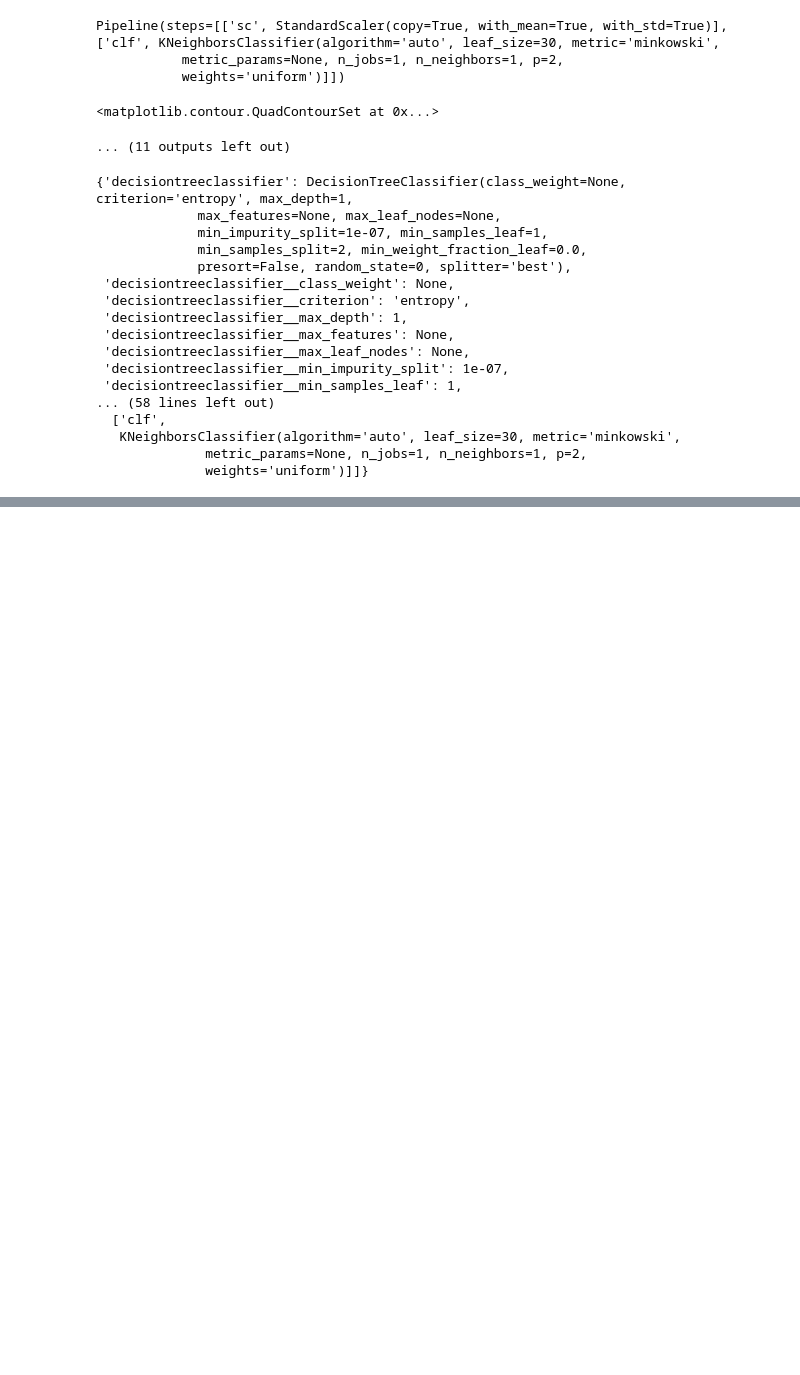
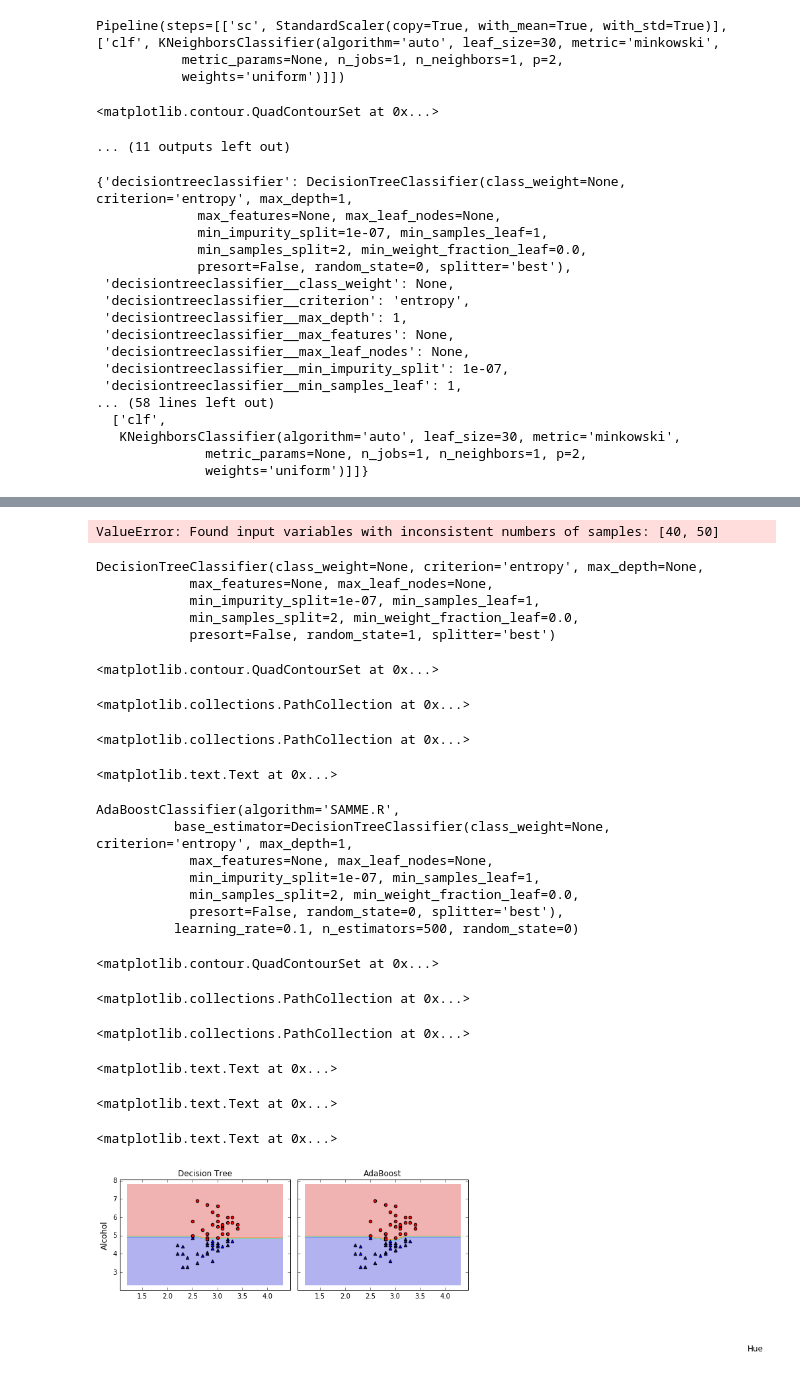
Before and after one commit to bhajar/Python_Learning_code, a Jupyter notebook: Python_Machine_Learning/7 - Combining Different models for ensemble learning.ipynb, the cells around one changed output, grey strips where cells are left out. Cells and saved outputs as stored; diff of their text form; code cells hidden in the pictures; blank space fills up the shorter version.

```diff
--- a/Python_Machine_Learning/7 - Combining Different models for ensemble learning.ipynb
+++ b/Python_Machine_Learning/7 - Combining Different models for ensemble learning.ipynb
@@ -512,0 +521,80 @@ ValueError: Found input variables with inconsistent numbers of samples: [48, 50]
+# %%
+tree = tree.fit(X_train, y_train)
+y_train_pred = tree.predict(X_train)
+y_test_pred = tree.predict(X_test)
+
+tree_train = accuracy_score(y_train, y_train_pred)
+tree_test = accuracy_score(y_test, y_test_pred)
+print('Decision tree train/test accuracies %.3f/%.3f'
+      % (tree_train, tree_test))
+
+ada = ada.fit(X_train, y_train)
+y_train_pred = ada.predict(X_train)
+y_test_pred = ada.predict(X_test)
+
+ada_train = accuracy_score(y_train, y_train_pred)
+ada_test = accuracy_score(y_test, y_test_pred)
+print('AdaBoost train/test accuracies %.3f/%.3f'
+      % (ada_train, ada_test))
+# %% [output]
+ValueError: Found input variables with inconsistent numbers of samples: [40, 50]
+# %%
+x_min, x_max = X_train[:, 0].min() - 1, X_train[:, 0].max() + 1
+y_min, y_max = X_train[:, 1].min() - 1, X_train[:, 1].max() + 1
+xx, yy = np.meshgrid(np.arange(x_min, x_max, 0.1),
+                     np.arange(y_min, y_max, 0.1))
+
+f, axarr = plt.subplots(1, 2, sharex='col', sharey='row', figsize=(8, 3))
+
+
+for idx, clf, tt in zip([0, 1],
+                        [tree, ada],
+                        ['Decision Tree', 'AdaBoost']):
+    clf.fit(X_train, y_train)
+
+    Z = clf.predict(np.c_[xx.ravel(), yy.ravel()])
+    Z = Z.reshape(xx.shape)
+
+    axarr[idx].contourf(xx, yy, Z, alpha=0.3)
+    axarr[idx].scatter(X_train[y_train == 0, 0],
+                       X_train[y_train == 0, 1],
+                       c='blue', marker='^')
+    axarr[idx].scatter(X_train[y_train == 1, 0],
+                       X_train[y_train == 1, 1],
+                       c='red', marker='o')
+    axarr[idx].set_title(tt)
+
+axarr[0].set_ylabel('Alcohol', fontsize=12)
+plt.text(10.2, -1.2,
+         s='Hue',
+         ha='center', va='center', fontsize=12)
+
+plt.tight_layout()
+# plt.savefig('./figures/adaboost_region.png',
+#           dpi=300,
+#           bbox_inches='tight')
+plt.show()
+# %% [output]
+DecisionTreeClassifier(class_weight=None, criterion='entropy', max_depth=None,
+            max_features=None, max_leaf_nodes=None,
+            min_impurity_split=1e-07, min_samples_leaf=1,
+            min_samples_split=2, min_weight_fraction_leaf=0.0,
+            presort=False, random_state=1, splitter='best')
+<matplotlib.contour.QuadContourSet at 0x...>
+<matplotlib.collections.PathCollection at 0x...>
+<matplotlib.collections.PathCollection at 0x...>
+<matplotlib.text.Text at 0x...>
+AdaBoostClassifier(algorithm='SAMME.R',
+          base_estimator=DecisionTreeClassifier(class_weight=None, criterion='entropy', max_depth=1,
+            max_features=None, max_leaf_nodes=None,
+            min_impurity_split=1e-07, min_samples_leaf=1,
+            min_samples_split=2, min_weight_fraction_leaf=0.0,
+            presort=False, random_state=0, splitter='best'),
+          learning_rate=0.1, n_estimators=500, random_state=0)
+<matplotlib.contour.QuadContourSet at 0x...>
+<matplotlib.collections.PathCollection at 0x...>
+<matplotlib.collections.PathCollection at 0x...>
+<matplotlib.text.Text at 0x...>
+<matplotlib.text.Text at 0x...>
+<matplotlib.text.Text at 0x...>
+[figure, added]
```
Also changed, not shown: parts of 7 cells of this notebook, 2 other files.
